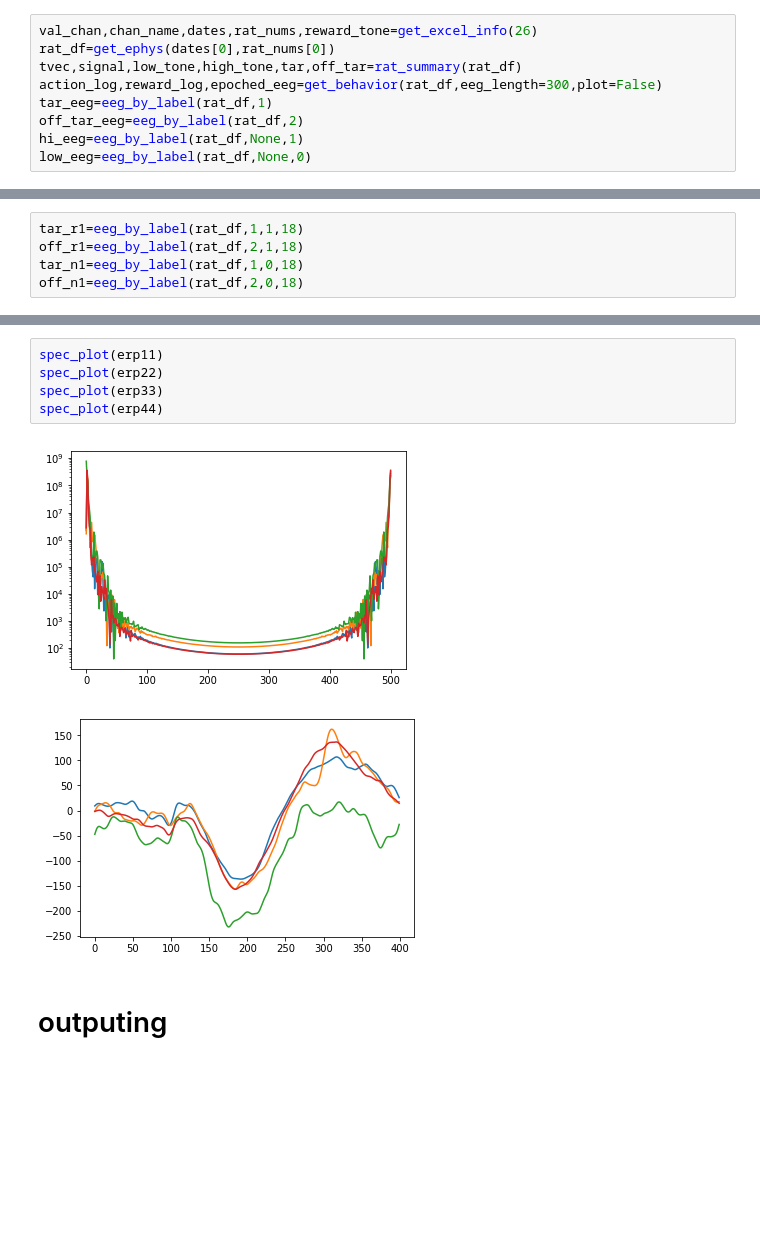
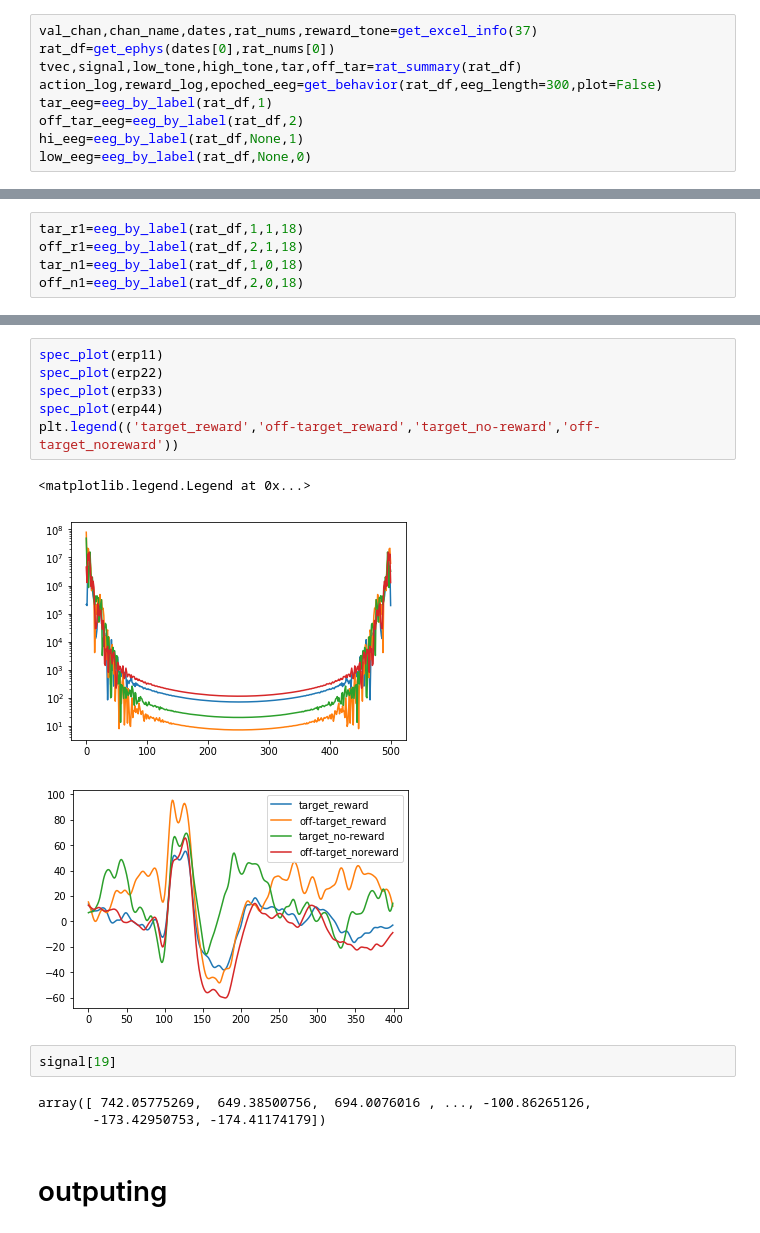
Before and after one commit to Maylibooyah69/RewardReversalPorject, a Jupyter notebook: Import EEG.ipynb, the cells around one changed output, grey strips where cells are left out. Saved outputs shown, nothing was run; the diff lists cells and outputs as text; blank space fills up the shorter version.

```diff
--- a/Import EEG.ipynb
+++ b/Import EEG.ipynb
@@ -271,7 +269,7 @@ def get_excel_info(rat_num):
 #### Stimtrackor fucks up my code, idk wtf is going on with these warning
 #### rat 26 seems to be pretty good, lfp doesn't have any big artifact
 # %%
-val_chan,chan_name,dates,rat_nums,reward_tone=get_excel_info(26)
+val_chan,chan_name,dates,rat_nums,reward_tone=get_excel_info(37)
 rat_df=get_ephys(dates[0],rat_nums[0])
 tvec,signal,low_tone,high_tone,tar,off_tar=rat_summary(rat_df)
 action_log,reward_log,epoched_eeg=get_behavior(rat_df,eeg_length=300,plot=False)
@@ -323,11 +335,18 @@ plt.legend(('target_reward','off-target_reward','target_no-reward','off-target_n
 # %%
 spec_plot(erp11)
 spec_plot(erp22)
 spec_plot(erp33)
 spec_plot(erp44)
+plt.legend(('target_reward','off-target_reward','target_no-reward','off-target_noreward'))
 # %% [output]
+<matplotlib.legend.Legend at 0x...>
-[figure, old version]
+[figure, new version]
-[figure, old version]
+[figure, new version]
+# %%
+signal[19]
+# %% [output]
+array([ 742.05775269,  649.38500756,  694.0076016 , ..., -100.86265126,
+       -173.42950753, -174.41174179])
 # %% [markdown]
 # outputing
 # %%
```
Also changed, not shown: parts of 8 cells of this notebook, 1 other file.
